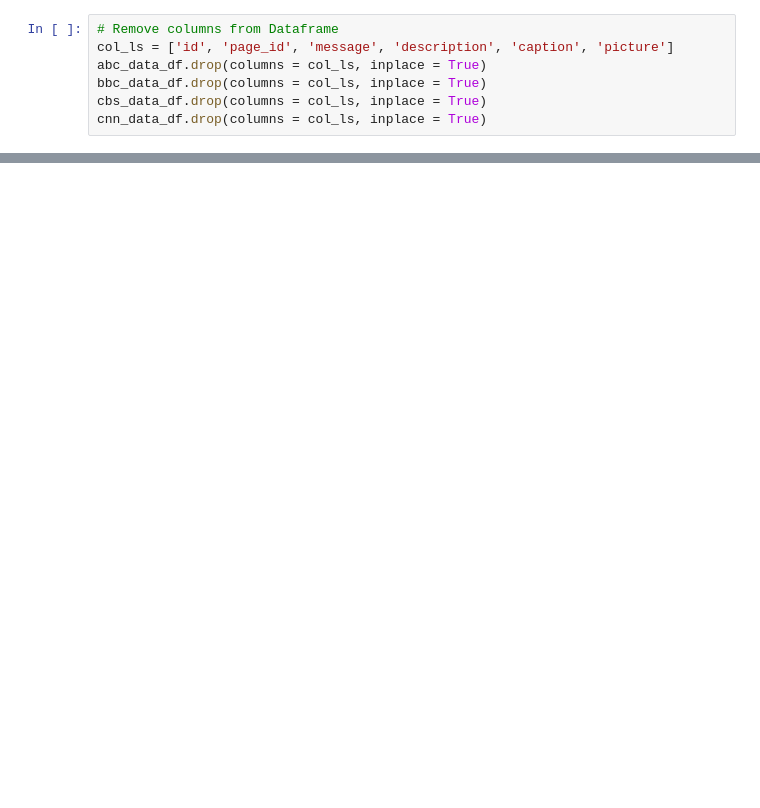
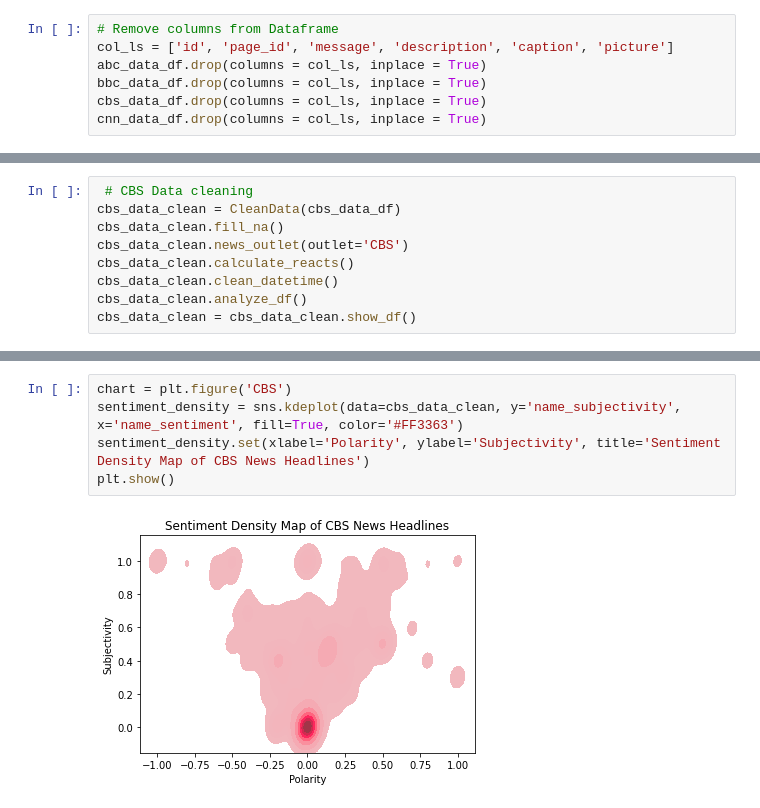
Before and after one commit to markalas/news-sentiment-analysis, a Jupyter notebook: main.ipynb, the cells around one changed output, grey strips where cells are left out. Drawn from its saved outputs; the diff is of its cells as text; blank space fills up the shorter version.

```diff
--- a/main.ipynb
+++ b/main.ipynb
@@ -167,0 +131,9 @@ plt.show()
+# %%
+ # CBS Data cleaning
+cbs_data_clean = CleanData(cbs_data_df)
+cbs_data_clean.fill_na()
+cbs_data_clean.news_outlet(outlet='CBS')
+cbs_data_clean.calculate_reacts()
+cbs_data_clean.clean_datetime()
+cbs_data_clean.analyze_df()
+cbs_data_clean = cbs_data_clean.show_df()
@@ -174,0 +167,7 @@ plt.show()
+# %%
+chart = plt.figure('CBS')
+sentiment_density = sns.kdeplot(data=cbs_data_clean, y='name_subjectivity', x='name_sentiment', fill=True, color='#FF3363')
+sentiment_density.set(xlabel='Polarity', ylabel='Subjectivity', title='Sentiment Density Map of CBS News Headlines')
+plt.show()
+# %% [output]
+[figure, added]
```
Also changed, not shown: parts of 21 cells of this notebook, 1 other file.
